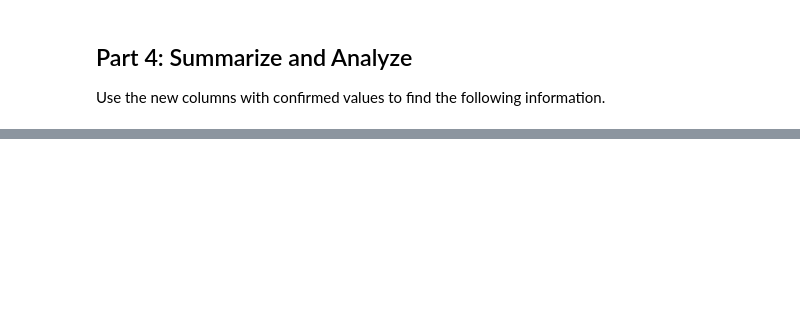
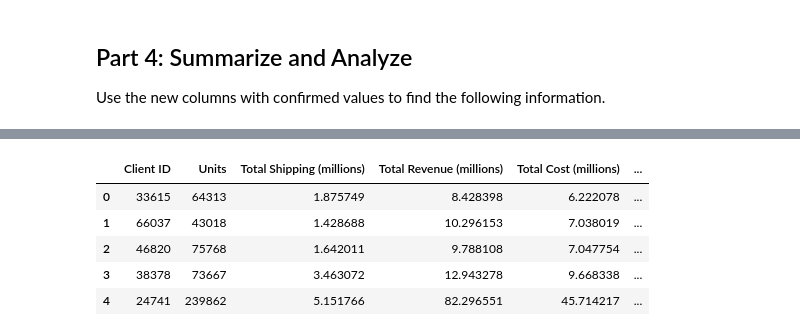
Before and after one commit to Ed-Lovera/pandas-challenge-1, a Jupyter notebook: wholesale_data_analysis_starter_code.ipynb, the cells around one changed output, grey strips where cells are left out. Saved outputs shown, nothing was run; the diff lists cells and outputs as text; code cells hidden in the pictures; blank space fills up the shorter version.

```diff
--- a/wholesale_data_analysis_starter_code.ipynb
+++ b/wholesale_data_analysis_starter_code.ipynb
@@ -216,15 +252,29 @@ Use the new columns with confirmed values to find the following information.
 # %%
 # Format the data and rename the columns to names suitable for presentation.
+summary_df.rename(lambda x: x.title().replace("_", " "), axis=1, inplace=True)
+summary_df.rename(columns={"Client Id": "Client ID"}, inplace=True)
+summary_df.rename(columns={"Total Units": "Units"}, inplace=True)
 
 # Define the money columns.
-
+money_columns = [col for col in summary_df.columns if 'Total' in col]
 
 # Define a function that converts a dollar amount to millions.
-
+def currency_format_millions(value):
+    return f"{value / 1000000:.6f}"
 
 # Apply the currency_format_millions function to only the money columns.
-
+for col in money_columns:
+    summary_df[col] = summary_df[col].apply(currency_format_millions)
 
 # Rename the columns to reflect the change in the money format.
+summary_df.rename(columns={col: f"{col} (millions)" for col in money_columns}, inplace=True)
+summary_df
+# %% [output]
+|  | Client ID | Units | Total Shipping (millions) | Total Revenue (millions) | Total Cost (millions) | ... |
+| 0 | 33615 | 64313 | 1.875749 | 8.428398 | 6.222078 | ... |
+| 1 | 66037 | 43018 | 1.428688 | 10.296153 | 7.038019 | ... |
+| 2 | 46820 | 75768 | 1.642011 | 9.788108 | 7.047754 | ... |
+| 3 | 38378 | 73667 | 3.463072 | 12.943278 | 9.668338 | ... |
+| 4 | 24741 | 239862 | 5.151766 | 82.296551 | 45.714217 | ... |
 # %%
 # Sort the updated data by "Total Profit (millions)" form highest to lowest and assign the sort to a new DatFrame.
```
Also changed, not shown: parts of 5 cells of this notebook.
